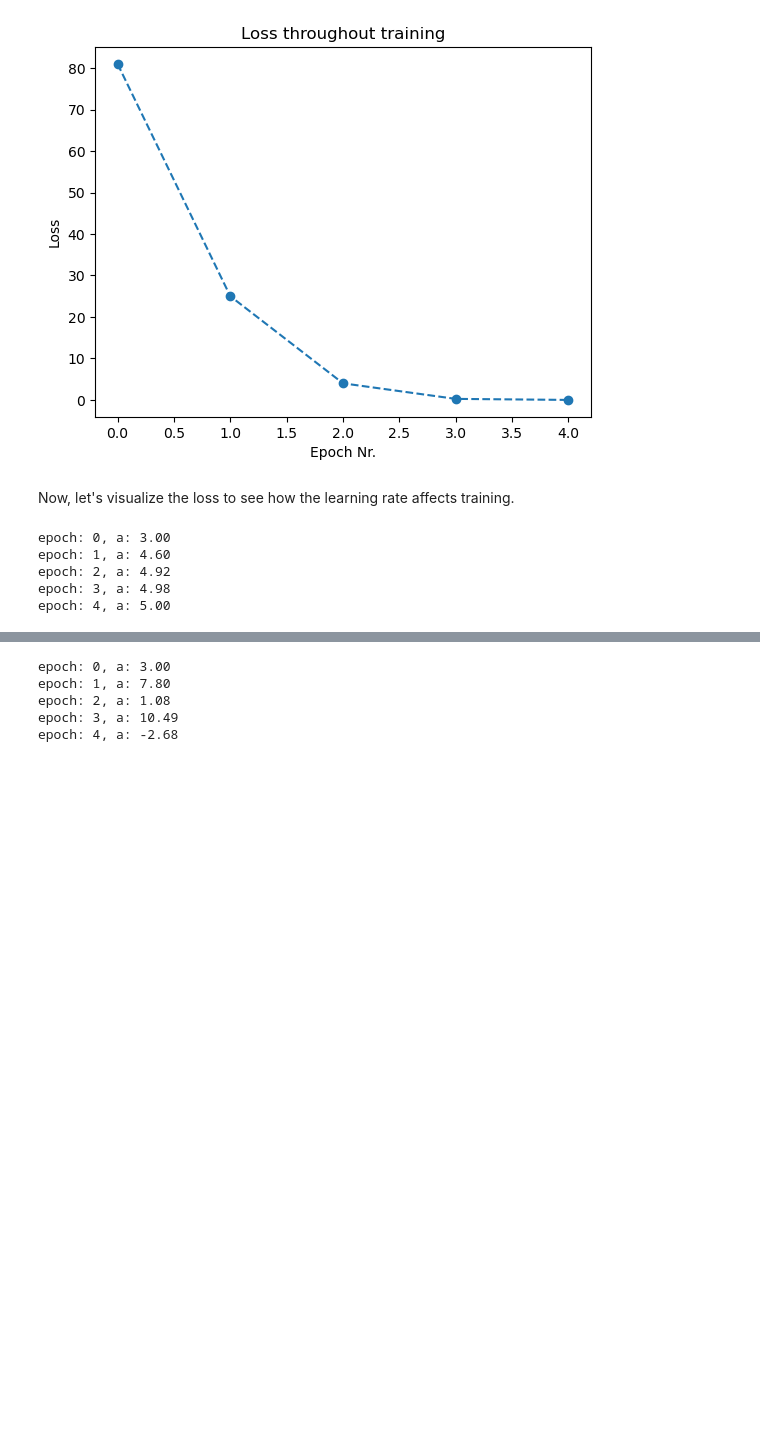
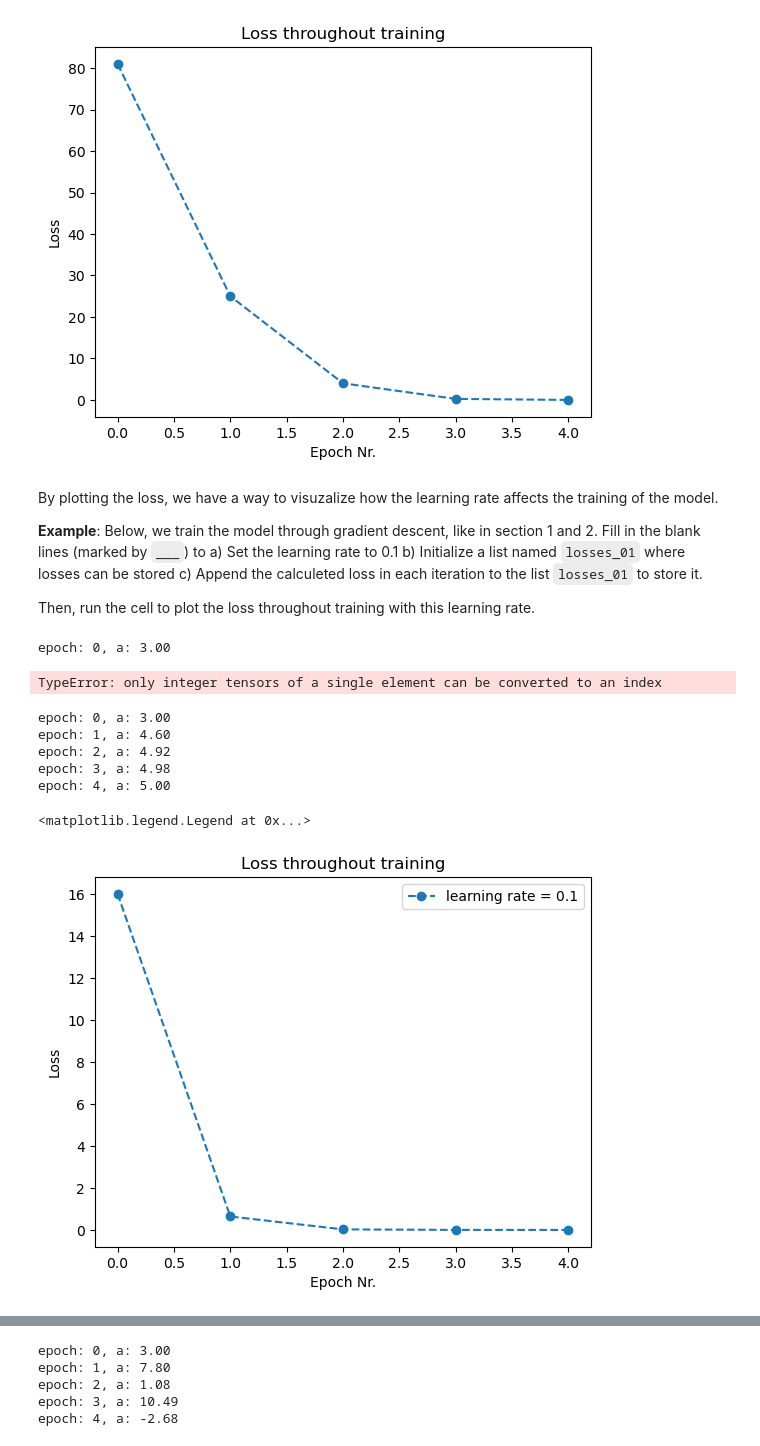
Before and after one commit to atleer/intro-to-deep-learning-dev, a Jupyter notebook: Day01/02_learning_with_gradient_descent/index.ipynb, the cells around one changed output, grey strips where cells are left out. Drawn from its saved outputs; the diff is of its cells as text; code cells hidden in the pictures; blank space fills up the shorter version.

```diff
--- a/Day01/02_learning_with_gradient_descent/index.ipynb
+++ b/Day01/02_learning_with_gradient_descent/index.ipynb
@@ -366,28 +399,72 @@ plt.title('Loss throughout training')
 Text(0.5, 1.0, 'Loss throughout training')
 [figure]
 # %% [markdown]
-Now, let's visualize the loss to see how the learning rate affects training.
+By plotting the loss, we have a way to visuzalize how the learning rate affects the training of the model.
+
+**Example**: Below, we train the model through gradient descent, like in section 1 and 2. Fill in the blank lines (marked by `___`) to
+a) Set the learning rate to 0.1
+b) Initialize a list named `losses_01` where losses can be stored
+c) Append the calculeted loss in each iteration to the list `losses_01` to store it.
+
+Then, run the cell to plot the loss throughout training with this learning rate.
 # %%
-learning_rate = 0.1
+learning_rate = ___
+
+a = torch.tensor(3.0) # initial guess
+
+loss_function = nn.MSELoss()
+
+# initilize list for losses
+___
+for epoch in range(5):
+    print(f'epoch: {epoch}, a: {a:.2f}')
+    y_pred = a * x # Hz
+    loss = loss_function(y_pred, y_obs)
+    grad_a = -2 * (y_obs-y_pred) * x
+    a = a - learning_rate * grad_a
+
+    # store the loss
+    ___
+
+plt.plot(losses_01, 'o--', label = 'learning rate = 0.1')
+plt.xlabel('Epoch Nr.')
+plt.ylabel('Loss')
+plt.title('Loss throughout training')
+plt.legend()
+# %% [output]
+epoch: 0, a: 3.00
+TypeError: only integer tensors of a single element can be converted to an index
 # %%
+'''Solution:'''
+
+learning_rate = 0.1
+
 a = torch.tensor(3.0) # initial guess
 
+loss_function = nn.MSELoss()
+
+# initilize list for losses
 losses_01 = []
 for epoch in range(5):
     print(f'epoch: {epoch}, a: {a:.2f}')
-
     y_pred = a * x # Hz
-
-    loss = nn.MSELoss()(y_pred, y_obs)
-
+    loss = loss_function(y_pred, y_obs)
     grad_a = -2 * (y_obs-y_pred) * x
-
     a = a - learning_rate * grad_a
 
+    # store the loss
     losses_01.append(loss)
+
+plt.plot(losses_01, 'o--', label = 'learning rate = 0.1')
+plt.xlabel('Epoch Nr.')
+plt.ylabel('Loss')
+plt.title('Loss throughout training')
+plt.legend()
 # %% [output]
 epoch: 0, a: 3.00
 epoch: 1, a: 4.60
 epoch: 2, a: 4.92
 epoch: 3, a: 4.98
 epoch: 4, a: 5.00
+<matplotlib.legend.Legend at 0x...>
+[figure, added]
```
Also changed, not shown: parts of 44 cells of this notebook, 1 other file.
